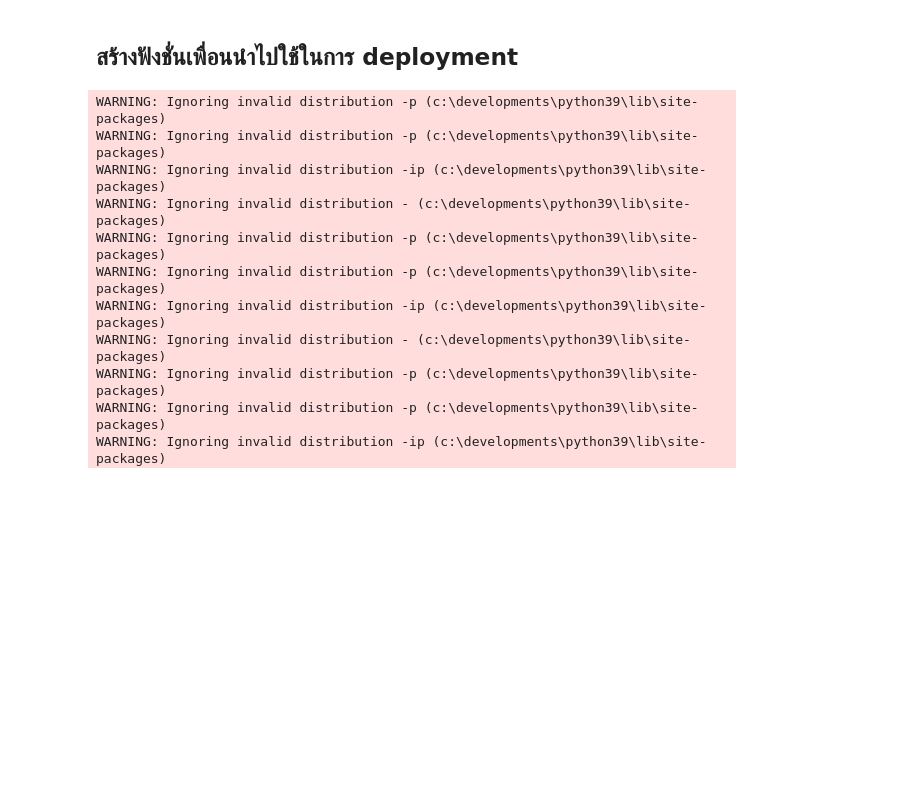
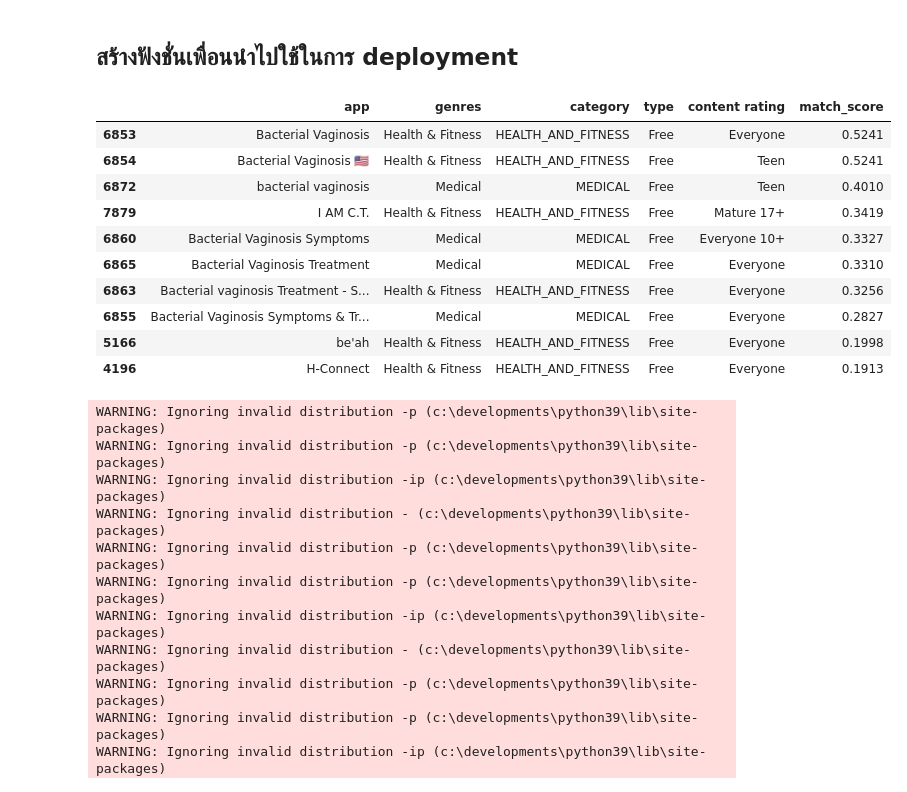
Before and after one commit to king-glitch/cs-434, a Jupyter notebook: index.ipynb, the cells around one changed output. Cells and saved outputs as stored; diff of their text form; code cells hidden in the pictures; blank space fills up the shorter version.

Commit message:
fixed wrong input dataset, at pipeline

```diff
--- a/index.ipynb
+++ b/index.ipynb
@@ -902,63 +903,64 @@ class Pipeline:
     def reset_index(self):
         self.data.reset_index(drop=True, inplace=True)
 
-    def set_content(self, content: pd.Series or pd.DataFrame):
-        self.content = content
-        if self.construct:
-            self.content = self.content.apply(lambda x: construct_content(x))
+    def build_content(self, columns=[]):
+        results = ""
+        for col in columns:
+            results += self.data[col].replace(
+                to_replace='(&)', value='_AND_', regex=True) + ";"
+        return results
 
     def feature_engineering(self):
         return self.vetorize.fit_transform(self.content)
 
     def construct_content(content: pd.Series or pd.DataFrame):
-        join_genres = "".join(content.split(' '))
-        join_category = "".join(join_genres.upper().split('_AND_'))
+        join_genres = ";".join(content.split(' '))
+        join_category = "_".join(join_genres.upper().split('_AND_'))
+        join_category = ";".join(join_genres.upper().split('_'))
 
         results = []
 
         for i in join_category.split(';'):
             if i not in results:
                 results.append(i)
+        final = ";".join(results)
+        return final
 
-        return ";".join(results)
-
-    def build(self):
+    def build(self, content=[]):
         self.remove_columns()
         self.data_cleaning()
         self.reset_index()
+        self.content = self.build_content(content)
+        if self.construct:
+            self.content = self.content.apply(lambda x: construct_content(x))
         return self.feature_engineering()
 # %% [markdown]
 ## **เรียกใช้ PipeLine, ปรับแต่ง algorithm**
 # %%
 
 # 1. content recommendation เราจะใช้ตัว count vectorizer
-pipe = Pipeline(df_temp, count_vectorizer, True)
-pipe.set_content((df['genres'].replace(to_replace='(;|&| +)', value=' ',
-                                       regex=True) + ";" + df['category'] + ";" + df['content rating'] + ";" + df['type']))
-
-matrix = pipe.build()
+pipe = Pipeline(df_temp, tfidf_vectorizer, True)
+matrix = pipe.build([
+    'genres', 'category', 'content rating', 'type'])
 
 # content recommendation เราจะใช้ตัว cousine similarity
 content_similarity = cosine_similarity(matrix, matrix)
 
 # 2. type recommendation เราจะใช้ตัว tfidf vectorizer
 pipe = Pipeline(df_temp, tfidf_vectorizer, True)
-pipe.set_content((df['genres'].replace(to_replace='(;|&| +)', value=' ',
-                 regex=True)+';' + df['category']).apply(lambda x: construct_content(x)))
-matrix = pipe.build()
+matrix = pipe.build(['genres', 'category'])
 # content recommendation เราจะใช้ตัว linear kernel
 type_similarity = linear_kernel(matrix, matrix)
 
 # 3. name recommendation เราจะใช้ตัว tfidf vectorizer
 pipe = Pipeline(df_temp, tfidf_vectorizer)
-pipe.set_content((df['category']+';' + df['app']))
-matrix = pipe.build()
+matrix = pipe.build(['category', 'app'])
 # name recommendation เราจะใช้ตัว linear kernel
 name_similarity = linear_kernel(matrix, matrix)
 # %% [markdown]
 ## **สร้างฟังชั่นเพื่อนนำไปใช้ในการ deployment**
 # %%
-def get_recommendations(name, type='content', checkbox=False):
+def get_recommendations(name, type='content (app,genres,category,content rating)', checkbox=False):
     mapping = {
         'content (app,genres,category,content rating)': content_similarity,
         'type (genres,category)': type_similarity,
@@ -970,6 +972,20 @@ def get_recommendations(name, type='content', checkbox=False):
     recommend = Recommendations(name)
     detail = recommend.get_app_detail()
     return detail, recommend.get_recommendations(mapping[type])
+# %%
+get_recommendations('Bacteria Vaginosis', 'name (app,category)')[1]
+# %% [output]
+|  | app | genres | category | type | content rating | match_score |
+| 6853 | Bacterial Vaginosis | Health & Fitness | HEALTH_AND_FITNESS | Free | Everyone | 0.5241 |
+| 6854 | Bacterial Vaginosis 🇺🇸 | Health & Fitness | HEALTH_AND_FITNESS | Free | Teen | 0.5241 |
+| 6872 | bacterial vaginosis | Medical | MEDICAL | Free | Teen | 0.4010 |
+| 7879 | I AM C.T. | Health & Fitness | HEALTH_AND_FITNESS | Free | Mature 17+ | 0.3419 |
+| 6860 | Bacterial Vaginosis Symptoms | Medical | MEDICAL | Free | Everyone 10+ | 0.3327 |
+| 6865 | Bacterial Vaginosis Treatment | Medical | MEDICAL | Free | Everyone | 0.3310 |
+| 6863 | Bacterial vaginosis Treatment - S... | Health & Fitness | HEALTH_AND_FITNESS | Free | Everyone | 0.3256 |
+| 6855 | Bacterial Vaginosis Symptoms & Tr... | Medical | MEDICAL | Free | Everyone | 0.2827 |
+| 5166 | be'ah | Health & Fitness | HEALTH_AND_FITNESS | Free | Everyone | 0.1998 |
+| 4196 | H-Connect | Health & Fitness | HEALTH_AND_FITNESS | Free | Everyone | 0.1913 |
 # %%
 !pip install gradio -q
 # %% [output]
```
Also changed, not shown: parts of 12 cells of this notebook, 2 other files.
